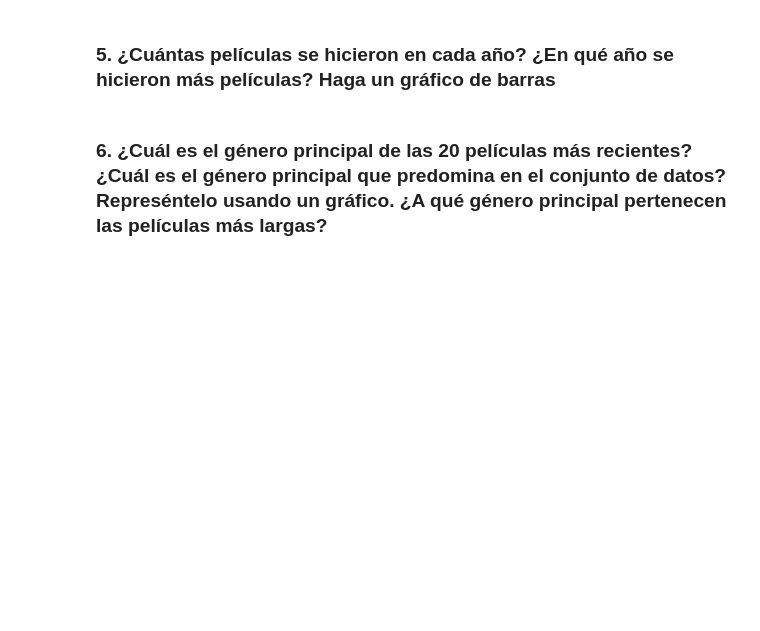
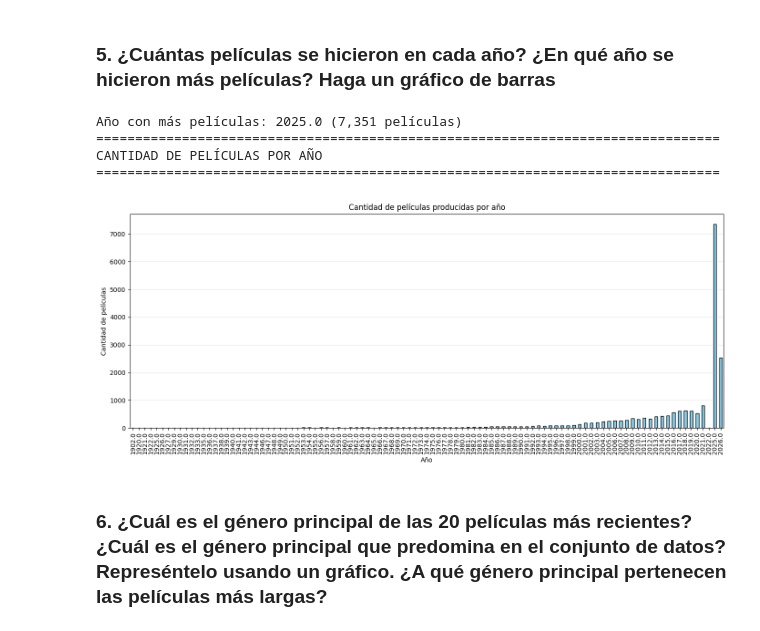
Before and after one commit to jcdiegolopez/MD-LAB01, a Jupyter notebook: main.ipynb, the cells around one changed output. Cells and saved outputs as stored; diff of their text form; code cells hidden in the pictures; blank space fills up the shorter version.

```diff
--- a/main.ipynb
+++ b/main.ipynb
@@ -985,6 +985,29 @@ PEOR PELÍCULA SEGÚN VOTOS DE USUARIOS
 Manav Market      0.0
 # %% [markdown]
 ### 5. ¿Cuántas películas se hicieron en cada año? ¿En qué año se hicieron más películas? Haga un gráfico de barras
+# %%
+# 5. ¿Cuántas películas se hicieron en cada año? ¿En qué año se hicieron más películas?
+peliculas_por_año = datos['releaseYear'].value_counts().sort_index()
+año_mas_peliculas = peliculas_por_año.idxmax()
+print(f"\nAño con más películas: {año_mas_peliculas} ({peliculas_por_año[año_mas_peliculas]:,} películas)")
+print("=" * 80)
+print("CANTIDAD DE PELÍCULAS POR AÑO")
+print("=" * 80)
+#grafica de barras
+plt.figure(figsize=(14, 6))
+peliculas_por_año.plot(kind='bar', color='skyblue', edgecolor='black')
+plt.title('Cantidad de películas producidas por año')
+plt.xlabel('Año')
+plt.ylabel('Cantidad de películas')
+plt.grid(axis='y', alpha=0.3)
+plt.tight_layout()
+plt.show()
+# %% [output]
+Año con más películas: 2025.0 (7,351 películas)
+================================================================================
+CANTIDAD DE PELÍCULAS POR AÑO
+================================================================================
+[figure, added]
 # %% [markdown]
 ### 6. ¿Cuál es el género principal de las 20 películas más recientes? ¿Cuál es el género principal que predomina en el conjunto de datos? Represéntelo usando un gráfico. ¿A qué género principal pertenecen las películas más largas?
 # %%
```
